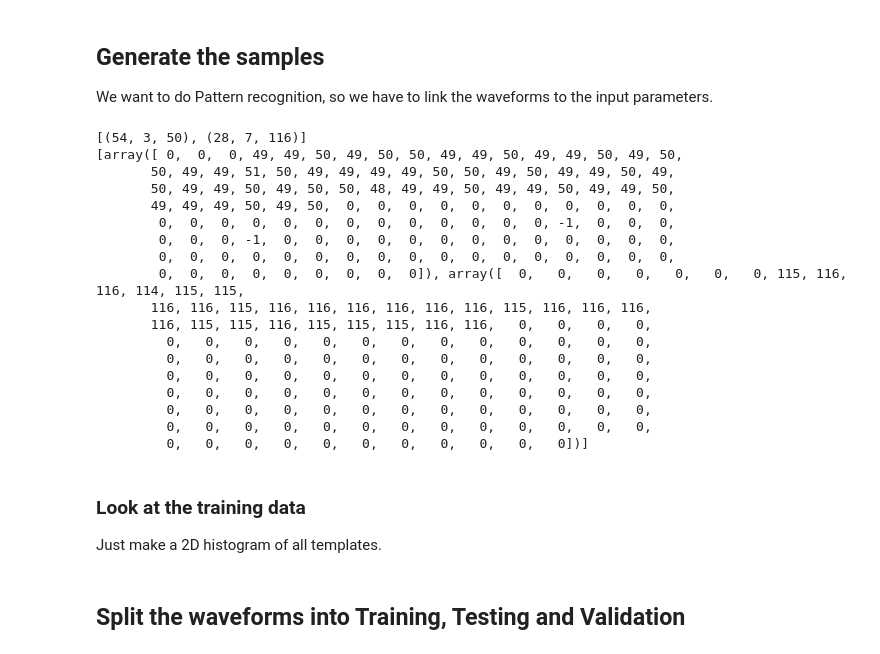
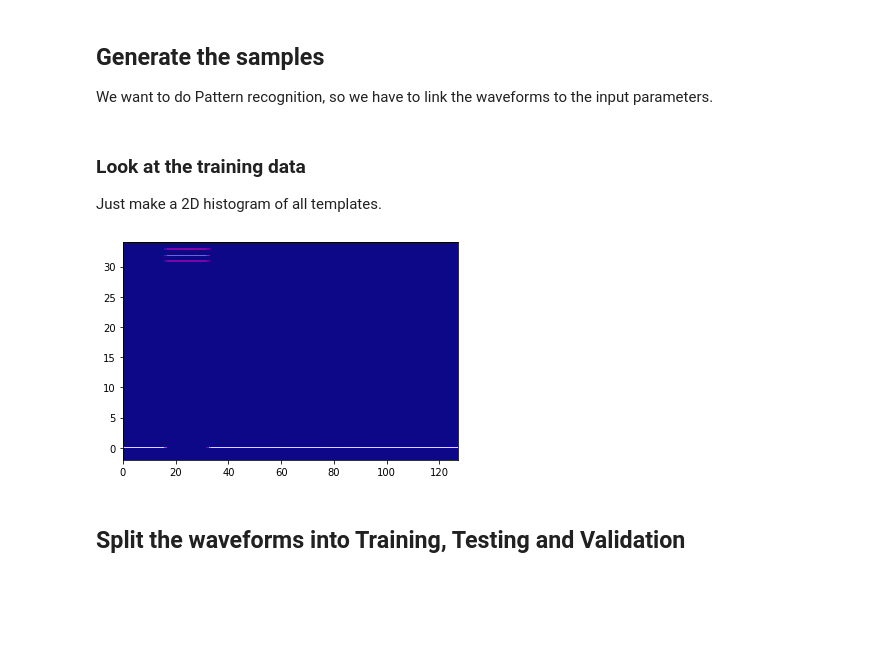
Before and after one commit to JochiSt/AI_PulseReconstruction, a Jupyter notebook: TestSTM32_AI.ipynb, the cells around one changed output. Drawn from its saved outputs; the diff is of its cells as text; code cells hidden in the pictures; blank space fills up the shorter version.

```diff
--- a/TestSTM32_AI.ipynb
+++ b/TestSTM32_AI.ipynb
@@ -106,47 +106,30 @@ x_values = []
 # generate the waveforms
 for i in range(SAMPLES):
   # use random settings
-  width = np.random.randint(16, 64)               # width of 16 to 64
-  position = np.random.randint(0, high=128-width) # arbitrary position
-  height = np.random.randint(32,128)              # pulse height of 32 to 128
+  width = np.random.randint(16, 18)                # width of 16 to 64
+  position = np.random.randint(16, high=18)        # arbitrary position
+  height = np.random.randint(32,34)                # pulse height of 32 to 128
 
   x_values.append( (width, position, height) )
   y_values.append( generateTemplate(position = position, pulse_length = width, height=height, noise=noise) )
 
 # debug printouts
-print(x_values[:2])
-print(y_values[:2])
+#print(x_values[:2])
+#print(y_values[:2])
-# %% [output]
-[(54, 3, 50), (28, 7, 116)]
-[array([ 0,  0,  0, 49, 49, 50, 49, 50, 50, 49, 49, 50, 49, 49, 50, 49, 50,
-       50, 49, 49, 51, 50, 49, 49, 49, 49, 50, 50, 49, 50, 49, 49, 50, 49,
-       50, 49, 49, 50, 49, 50, 50, 48, 49, 49, 50, 49, 49, 50, 49, 49, 50,
-       49, 49, 49, 50, 49, 50,  0,  0,  0,  0,  0,  0,  0,  0,  0,  0,  0,
-        0,  0,  0,  0,  0,  0,  0,  0,  0,  0,  0,  0,  0, -1,  0,  0,  0,
-        0,  0,  0, -1,  0,  0,  0,  0,  0,  0,  0,  0,  0,  0,  0,  0,  0,
-        0,  0,  0,  0,  0,  0,  0,  0,  0,  0,  0,  0,  0,  0,  0,  0,  0,
-        0,  0,  0,  0,  0,  0,  0,  0,  0]), array([  0,   0,   0,   0,   0,   0,   0, 115, 116, 116, 114, 115, 115,
-       116, 116, 115, 116, 116, 116, 116, 116, 116, 115, 116, 116, 116,
-       116, 115, 115, 116, 115, 115, 115, 116, 116,   0,   0,   0,   0,
-         0,   0,   0,   0,   0,   0,   0,   0,   0,   0,   0,   0,   0,
-         0,   0,   0,   0,   0,   0,   0,   0,   0,   0,   0,   0,   0,
-         0,   0,   0,   0,   0,   0,   0,   0,   0,   0,   0,   0,   0,
-         0,   0,   0,   0,   0,   0,   0,   0,   0,   0,   0,   0,   0,
-         0,   0,   0,   0,   0,   0,   0,   0,   0,   0,   0,   0,   0,
-         0,   0,   0,   0,   0,   0,   0,   0,   0,   0,   0,   0,   0,
-         0,   0,   0,   0,   0,   0,   0,   0,   0,   0,   0])]
 # %% [markdown]
 ### Look at the training data
 Just make a 2D histogram of all templates.
 # %%
-if False:
+if True:
   plot_x = [ np.arange(128) for i in range(len(y_values)) ]
   plot_x = np.array(plot_x)
   plot_x = plot_x.flatten()
   plot_y = np.array(y_values)
   plot_y = plot_y.flatten()
   plt.hist2d(plot_x, plot_y, bins=128, cmap='plasma')
   plt.show()
+# %% [output]
+[figure, added]
 # %% [markdown]
 ## Split the waveforms into Training, Testing and Validation
 # %%
```
Also changed, not shown: parts of 8 cells of this notebook.
